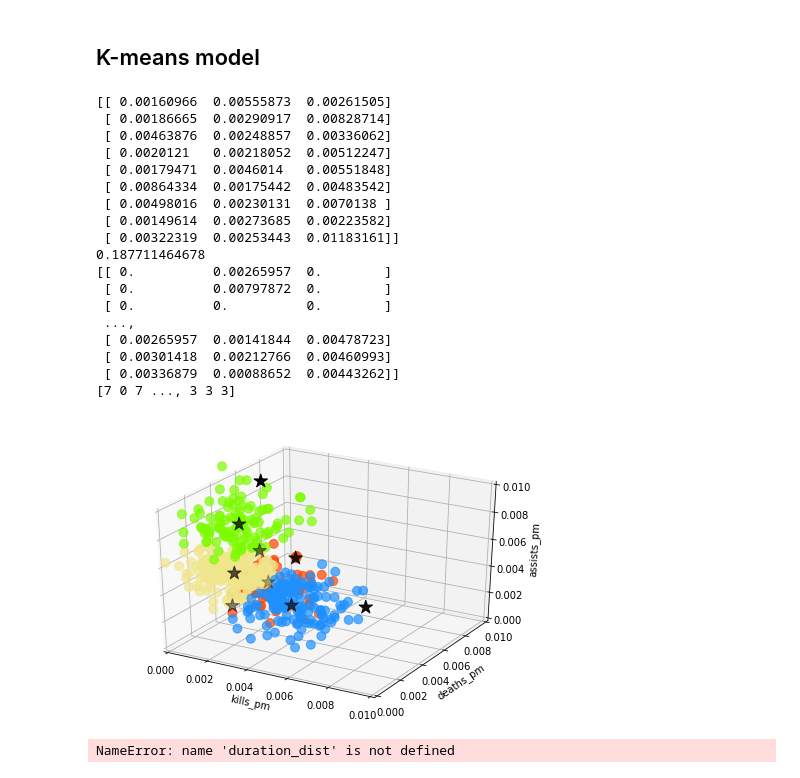
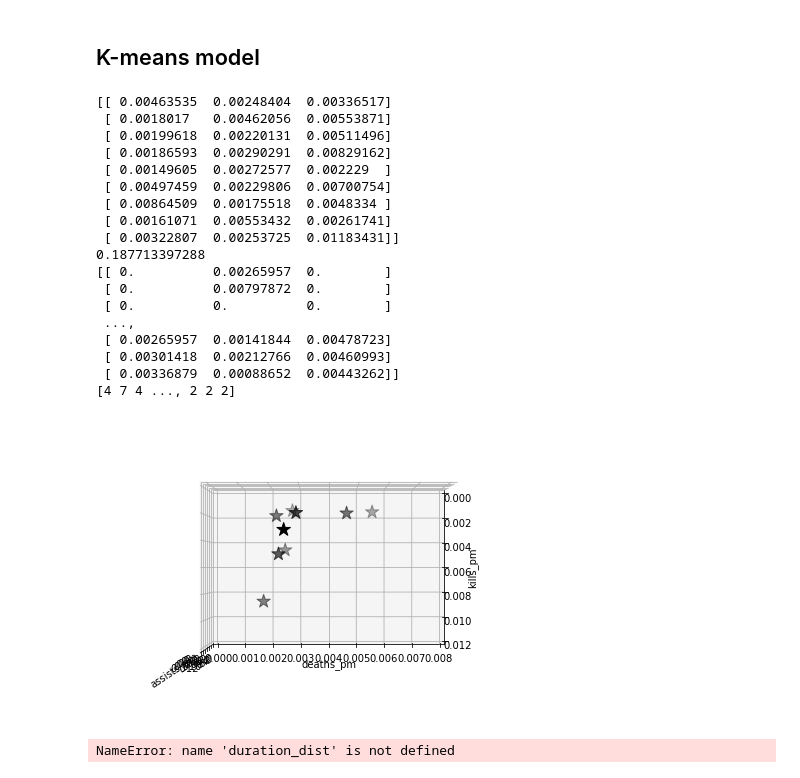
Before and after one commit to Sapphirine/Classification-of-Dota-2-Players-, a Jupyter notebook: gen_dataset.ipynb, the cells around one changed output. Saved outputs shown, nothing was run; the diff lists cells and outputs as text; code cells hidden in the pictures.

```diff
--- a/gen_dataset.ipynb
+++ b/gen_dataset.ipynb
@@ -501,22 +536,22 @@ plt.show()
 #'''
 X_new = np.c_[X, labels]
 #X_new = np.c_[C, labels_c]
-X_random = random.sample(X_new, 1000)
+X_random = random.sample(X_new, 3000)
 #X_random = X_random
 colors = ['#FF4500', '#7CFC00', '#1E90FF', '#F0E68C', '#4682B4', '#9932CC', '#FFD700', '#008000', '#00FFFF']
 fig = plt.figure()
 ax = Axes3D(fig)
-for i in range(4):
+for i in range(9):
         points = np.array([X_random[j] for j in range(len(X_random)) if X_random[j][3] == i])
-        ax.scatter(points[:, 0], points[:, 1], points[:, 2], s=80, c=colors[i], alpha = 0.7)
+        #ax.scatter(points[:, 0], points[:, 1], points[:, 2], s=80, c=colors[i], alpha = 0.6)
 ax.scatter(C[:, 0], C[:, 1], C[:, 2], marker='*', s=200, c='black')
 ax.set_xlabel('kills_pm')
 ax.set_ylabel('deaths_pm')
 ax.set_zlabel('assists_pm')
-ax.set_xlim(0, 0.01)
-ax.set_ylim(0, 0.01)
-ax.set_zlim(0, 0.01)
-#ax.view_init(90, 90)
+ax.set_xlim(0, 0.012)
+ax.set_ylim(0, 0.008)
+ax.set_zlim(0, 0.012)
+ax.view_init(90, 0)
 plt.show()
 #'''
 ##########save##########
@@ -551,45 +586,45 @@ plt.show()
 
 ################################################
 
 
 
 def model_2(num_center):
     data = pd.read_csv('players_info.csv')
 ##################################################################################
     X = np.array(list(zip(data['duration'].values, data['gpm'].values, data['xpm'].values)))
 ##################################################################################
 # Number of clusters
     kmeans = KMeans(n_clusters = num_center)
 # Fitting the input data
     model = kmeans.fit(X)
 # Getting the cluster labels
 # belong to which cluster
     labels = model.predict(X)
 # Centroid values
     C = model.cluster_centers_
 # Sum of square error of each clustering center
     error = model.inertia_
     return labels, C, error
 # %% [output]
-[[ 0.00160966  0.00555873  0.00261505]
- [ 0.00186665  0.00290917  0.00828714]
- [ 0.00463876  0.00248857  0.00336062]
- [ 0.0020121   0.00218052  0.00512247]
- [ 0.00179471  0.0046014   0.00551848]
- [ 0.00864334  0.00175442  0.00483542]
- [ 0.00498016  0.00230131  0.0070138 ]
- [ 0.00149614  0.00273685  0.00223582]
- [ 0.00322319  0.00253443  0.01183161]]
-0.187711464678
+[[ 0.00463535  0.00248404  0.00336517]
+ [ 0.0018017   0.00462056  0.00553871]
+ [ 0.00199618  0.00220131  0.00511496]
+ [ 0.00186593  0.00290291  0.00829162]
+ [ 0.00149605  0.00272577  0.002229  ]
+ [ 0.00497459  0.00229806  0.00700754]
+ [ 0.00864509  0.00175518  0.0048334 ]
+ [ 0.00161071  0.00553432  0.00261741]
+ [ 0.00322807  0.00253725  0.01183431]]
+0.187713397288
 [[ 0.          0.00265957  0.        ]
  [ 0.          0.00797872  0.        ]
  [ 0.          0.          0.        ]
  ...,
  [ 0.00265957  0.00141844  0.00478723]
  [ 0.00301418  0.00212766  0.00460993]
  [ 0.00336879  0.00088652  0.00443262]]
-[7 0 7 ..., 3 3 3]
+[4 7 4 ..., 2 2 2]
-[figure, old version]
+[figure, new version]
 # %%
 #ax.view_init(0, 90)
 plt.show()
```
Also changed, not shown: parts of 1 cell of this notebook.
